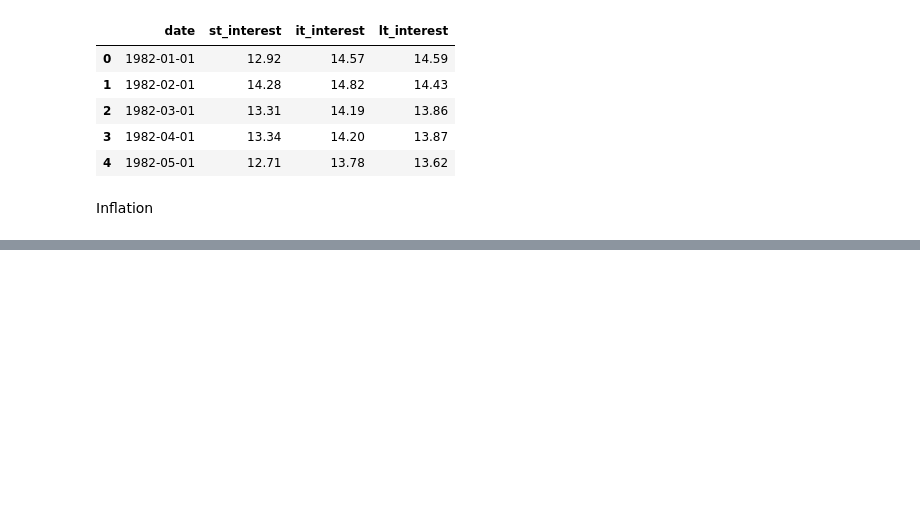
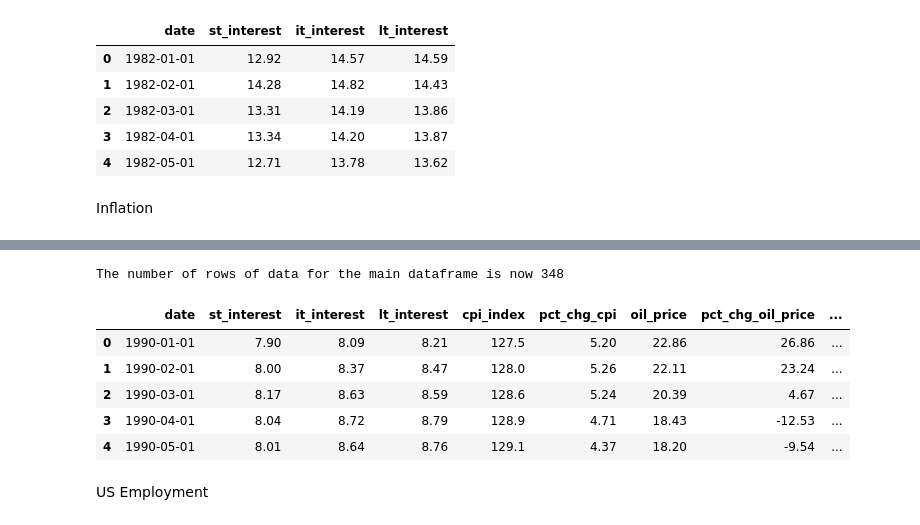
Before and after one commit to BradDaniels732/Group-Project-on-Economic-Data-Analysis, a Jupyter notebook: Read_and_Clean.ipynb, the cells around one changed output, grey strips where cells are left out. Drawn from its saved outputs; the diff is of its cells as text; code cells hidden in the pictures; blank space fills up the shorter version.

```diff
--- a/Read_and_Clean.ipynb
+++ b/Read_and_Clean.ipynb
@@ -101,0 +100,6 @@ Note to Avg Coders - I am going to try and find a more complete history of CPI I
+# %%
+# Read the oil price data
+oil_csv = "Oil_Prices/monthly_oil_prices.csv"
+oil_df = pd.read_csv (oil_csv)
+print(f'The number of rows of data for Oil Prices is {len(oil_df.index)}')
+oil_df.head()
@@ -101,0 +114,5 @@ Note to Avg Coders - I am going to try and find a more complete history of CPI I
+# %%
+# Merge the Oil Prices into the main dataframee
+ii_and_oil_df = pd.merge (int_and_infl_df, oil_df, on="date")
+print(f'The number of rows of data for the main dataframe is now {len(ii_and_oil_df.index)}')
+ii_and_oil_df.head()
@@ -101,0 +129,6 @@ Note to Avg Coders - I am going to try and find a more complete history of CPI I
+# %%
+# Read the mortgage data
+mortgage_csv = "Mortgage_data/mortgage_data.csv"
+mortgage_df = pd.read_csv (mortgage_csv)
+print(f'The number of rows of data for Mortgage Data is {len(mortgage_df.index)}')
+mortgage_df.head()
@@ -101,0 +143,15 @@ Note to Avg Coders - I am going to try and find a more complete history of CPI I
+# %%
+# Merge the Mortgage Data into the main dataframee
+main_and_mortgage_df = pd.merge (ii_and_oil_df, mortgage_df, on="date")
+print(f'The number of rows of data for the main dataframe is now {len(main_and_mortgage_df.index)}')
+main_and_mortgage_df.head()
+# %% [output]
+The number of rows of data for the main dataframe is now 348
+|  | date | st_interest | it_interest | lt_interest | cpi_index | pct_chg_cpi | oil_price | pct_chg_oil_price | ... |
+| 0 | 1990-01-01 | 7.90 | 8.09 | 8.21 | 127.5 | 5.20 | 22.86 | 26.86 | ... |
+| 1 | 1990-02-01 | 8.00 | 8.37 | 8.47 | 128.0 | 5.26 | 22.11 | 23.24 | ... |
+| 2 | 1990-03-01 | 8.17 | 8.63 | 8.59 | 128.6 | 5.24 | 20.39 | 4.67 | ... |
+| 3 | 1990-04-01 | 8.04 | 8.72 | 8.79 | 128.9 | 4.71 | 18.43 | -12.53 | ... |
+| 4 | 1990-05-01 | 8.01 | 8.64 | 8.76 | 129.1 | 4.37 | 18.20 | -9.54 | ... |
+# %% [markdown]
+US Employment
```
Also changed, not shown: parts of 16 cells of this notebook, 20 other files.
